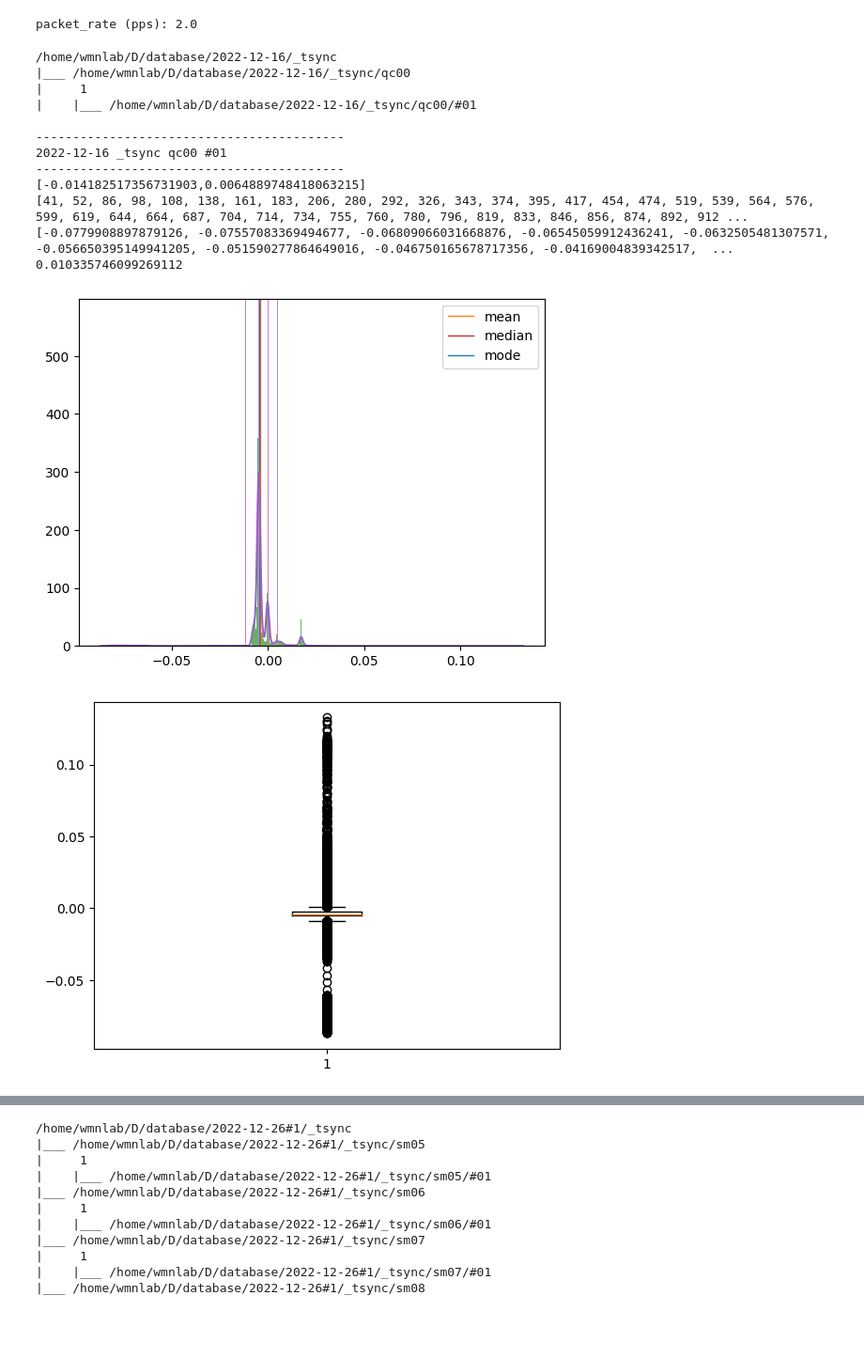
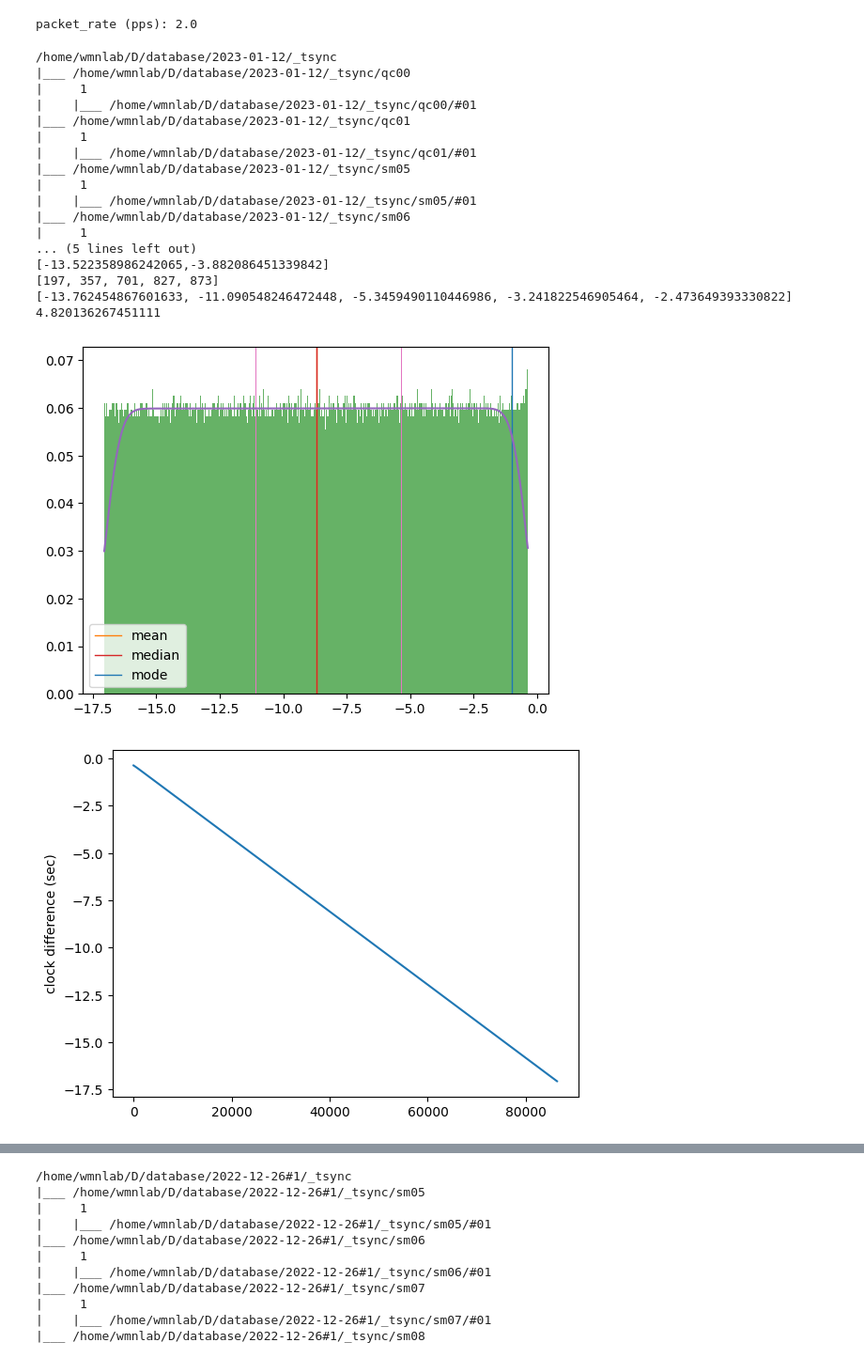
Before and after one commit to mollyy0514/wmnl-handoff-research, a Jupyter notebook: analysis/2022-12-27/clock_diff.ipynb, the cells around one changed output, grey strips where cells are left out. Shown at 94% size. Saved outputs shown, nothing was run; the diff lists cells and outputs as text; code cells hidden in the pictures; blank space fills up the shorter version.

```diff
--- a/analysis/2022-12-27/clock_diff.ipynb
+++ b/analysis/2022-12-27/clock_diff.ipynb
@@ -26,19 +26,19 @@ from sklearn.neighbors import KernelDensity
 # ******************************* User Settings *******************************
 database = "/home/wmnlab/D/database/"
 # date = "2022-12-26#1"
-date = "2022-12-16"
+date = "2023-01-12"
 devices = sorted([
     # "sm00",
     # "sm01",
     # "sm02",
     # "sm03",
     # "sm04",
-    # "sm05",
-    # "sm06",
+    "sm05",
+    "sm06",
     # "sm07",
     # "sm08",
     "qc00",
-    # "qc01",
+    "qc01",
     # "qc02",
     # "qc03",
 ])
@@ -283,14 +283,15 @@ def main():
     plt.legend()
     plt.show()
 
-    plt.boxplot(epoch_deltas)
-    # plt.plot(epoch_deltas)
-    plt.show()
+    # plt.boxplot(epoch_deltas)
+    # # plt.plot(epoch_deltas)
+    # plt.show()
 
     # x = list(range(len(epoch_deltas)))
     # h = epoch_deltas
     # plt.bar(x,h)
     plt.plot(epoch_deltas)
+    plt.ylabel('clock difference (sec)')
     plt.show()
 
     print()
@@ -328,43 +329,48 @@ for expr, (times, traces) in exps.items():
         if not os.path.isdir(os.path.join(database, date, expr, dev)):
             print("{} does not exist.\n".format(os.path.join(database, date, expr, dev)))
             continue
 
         if traces == None:
             print("------------------------------------------")
             print(date, expr, dev)
             print("------------------------------------------")
             source_dir = os.path.join(database, date, expr, dev)
             target_dir = os.path.join(database, date, expr, dev)
             makedir(target_dir)
             filenames = os.listdir(source_dir)
             main()
             continue
         elif len(traces) == 0:
             traces = sorted(os.listdir(os.path.join(database, date, expr, dev)))
 
         traces = [trace for trace in traces if os.path.isdir(os.path.join(database, date, expr, dev, trace))]
         for trace in traces:
             print("------------------------------------------")
             print(date, expr, dev, trace)
             print("------------------------------------------")
             source_dir = os.path.join(database, date, expr, dev, trace, "middle")
             target_dir = os.path.join(database, date, expr, dev, trace, "middle")
             makedir(target_dir)
             filenames = os.listdir(source_dir)
             main()
 t.toc()  # Time elapsed since t.tic()
 # %% [output]
-/home/wmnlab/D/database/2022-12-16/_tsync
-|___ /home/wmnlab/D/database/2022-12-16/_tsync/qc00
+/home/wmnlab/D/database/2023-01-12/_tsync
+|___ /home/wmnlab/D/database/2023-01-12/_tsync/qc00
 |     1
-|    |___ /home/wmnlab/D/database/2022-12-16/_tsync/qc00/#01
-
-------------------------------------------
-2022-12-16 _tsync qc00 #01
-------------------------------------------
-[-0.014182517356731903,0.0064889748418063215]
-[41, 52, 86, 98, 108, 138, 161, 183, 206, 280, 292, 326, 343, 374, 395, 417, 454, 474, 519, 539, 564, 576, 599, 619, 644, 664, 687, 704, 714, 734, 755, 760, 780, 796, 819, 833, 846, 856, 874, 892, 912 ...
-[-0.0779908897879126, -0.07557083369494677, -0.06809066031668876, -0.06545059912436241, -0.0632505481307571, -0.056650395149941205, -0.051590277864649016, -0.046750165678717356, -0.04169004839342517,  ...
-0.010335746099269112
+|    |___ /home/wmnlab/D/database/2023-01-12/_tsync/qc00/#01
+|___ /home/wmnlab/D/database/2023-01-12/_tsync/qc01
+|     1
+|    |___ /home/wmnlab/D/database/2023-01-12/_tsync/qc01/#01
+|___ /home/wmnlab/D/database/2023-01-12/_tsync/sm05
+|     1
+|    |___ /home/wmnlab/D/database/2023-01-12/_tsync/sm05/#01
+|___ /home/wmnlab/D/database/2023-01-12/_tsync/sm06
+|     1
+... (5 lines left out)
+[-13.522358986242065,-3.882086451339842]
+[197, 357, 701, 827, 873]
+[-13.762454867601633, -11.090548246472448, -5.3459490110446986, -3.241822546905464, -2.473649393330822]
+4.820136267451111
-[figure, old version]
+[figure, new version]
-[figure, old version]
+[figure, new version]
```
Also changed, not shown: parts of 1 cell of this notebook, 24 other files.
